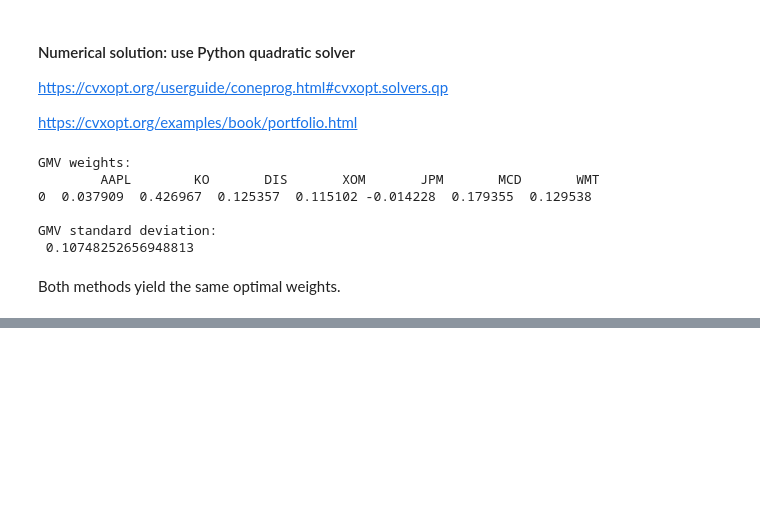
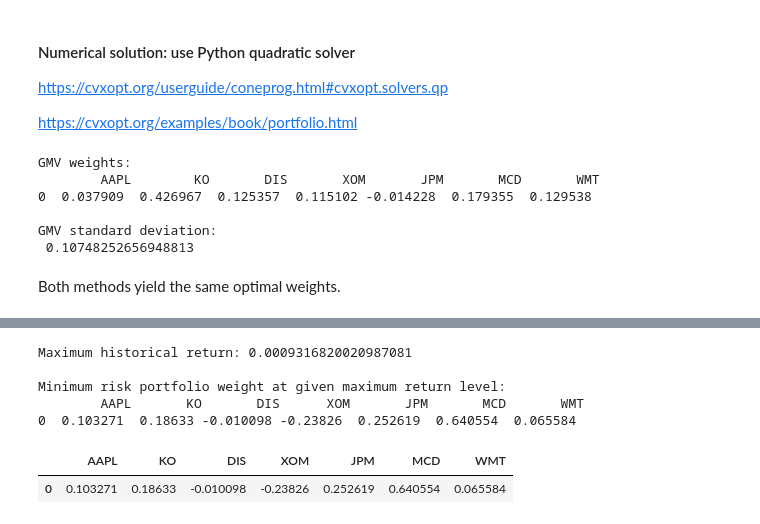
Before and after one commit to SunnyIsCute/QuantResearch, a Jupyter notebook: Portfolio_optimization/portfolio_optimization.ipynb, the cells around one changed output, grey strips where cells are left out. Saved outputs shown, nothing was run; the diff lists cells and outputs as text; code cells hidden in the pictures; blank space fills up the shorter version.

```diff
--- a/Portfolio_optimization/portfolio_optimization.ipynb
+++ b/Portfolio_optimization/portfolio_optimization.ipynb
@@ -211,0 +228,35 @@ Both methods yield the same optimal weights.
+# %%
+# Closed-form solution
+mu_o = hist_mean.max().item()
+
+A = np.matrix([[np.dot(hist_mean.T, np.dot(hist_cov_inv, hist_mean)).item(), np.dot(hist_mean.T, np.dot(hist_cov_inv, one_vec)).item()],
+               [np.dot(hist_mean.T, np.dot(hist_cov_inv, one_vec)).item(), np.dot(one_vec.T, np.dot(hist_cov_inv, one_vec))]])
+B = np.hstack([hist_mean.values, one_vec.reshape(len(assets), 1)])
+y = np.matrix([mu_o, 1]).T
+
+w_max_return = np.dot(np.dot(np.dot(hist_cov_inv, B), np.linalg.inv(A)), y)
+w_max_return_df = pd.DataFrame(w_max_return).T
+w_max_return_df.columns = assets
+
+print(f"Maximum historical return: {mu_o} \n")
+print(f"Minimum risk portfolio weight at given maximum return level: \n {w_max_return_df}")
+# %% [output]
+Maximum historical return: 0.0009316820020987081
+
+Minimum risk portfolio weight at given maximum return level:
+        AAPL       KO       DIS      XOM       JPM       MCD       WMT
+0  0.103271  0.18633 -0.010098 -0.23826  0.252619  0.640554  0.065584
+# %%
+# Numerical solution
+P = matrix(hist_cov.values)
+q = matrix(np.zeros((len(assets), 1)))
+A = matrix(np.hstack([hist_mean.values, one_vec.reshape(len(assets), 1)]).transpose())
+b = matrix([mu_o, 1])
+
+w_max_return_v2 = np.array(solvers.qp(P, q, A=A, b=b)['x'])
+w_max_return_v2_df = pd.DataFrame(w_max_return).transpose()
+w_max_return_v2_df.columns = assets
+w_max_return_v2_df
+# %% [output]
+|  | AAPL | KO | DIS | XOM | JPM | MCD | WMT |
+| 0 | 0.103271 | 0.18633 | -0.010098 | -0.23826 | 0.252619 | 0.640554 | 0.065584 |
```
Also changed, not shown: parts of 10 cells of this notebook.
